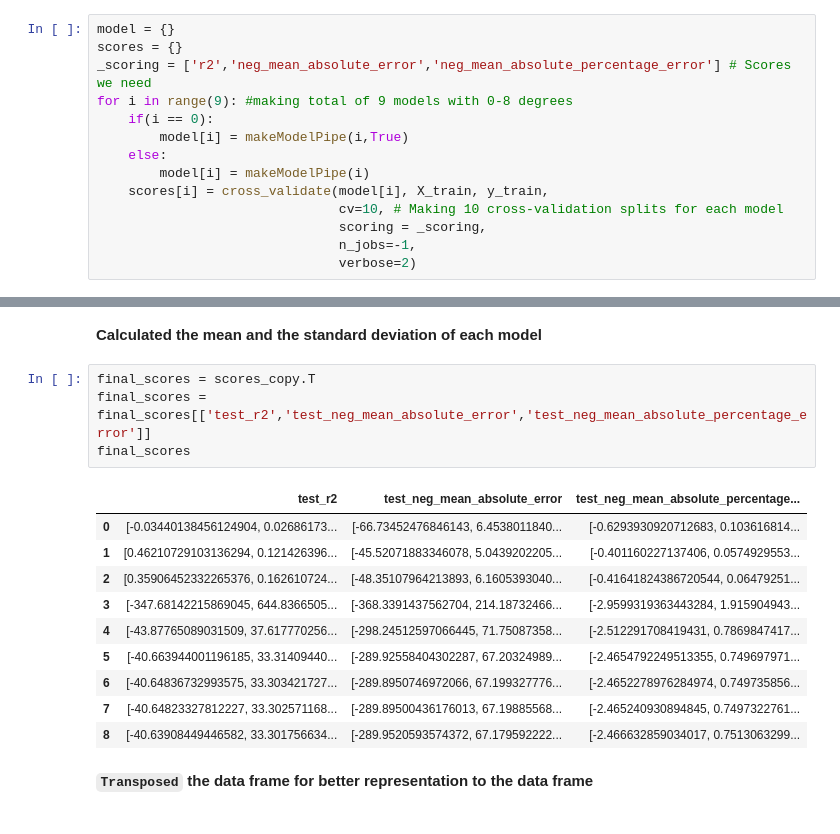
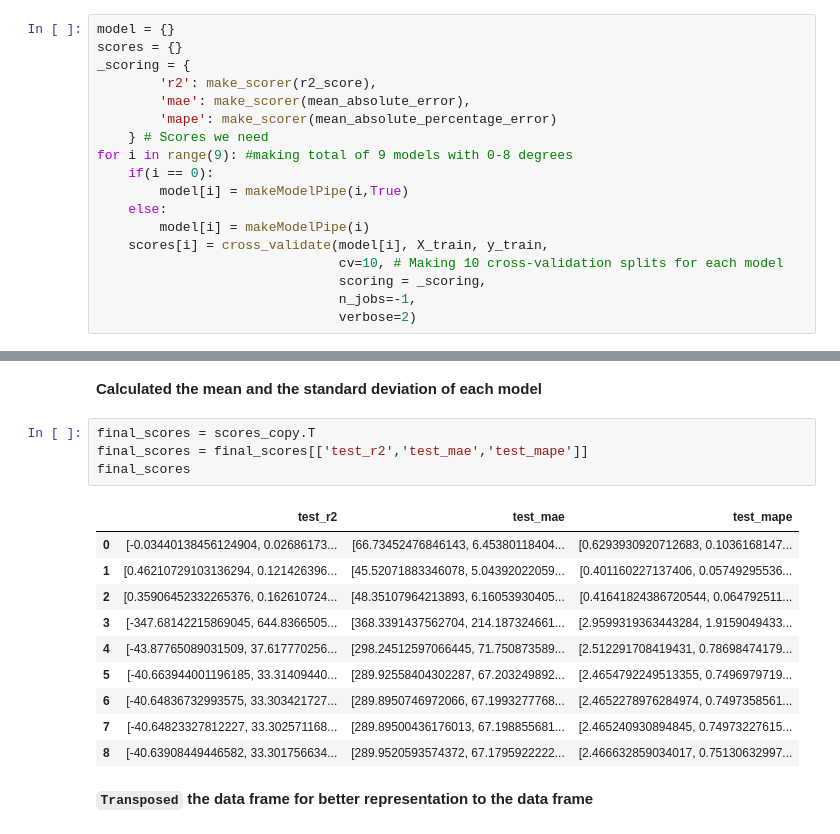
Before and after one commit to JayLunia/CSCN8010-lab-submissions, a Jupyter notebook: students_submissions/8947792/lab5.ipynb, the cells around one changed output, grey strips where cells are left out. Drawn from its saved outputs; the diff is of its cells as text.

```diff
--- a/students_submissions/8947792/lab5.ipynb
+++ b/students_submissions/8947792/lab5.ipynb
@@ -85,7 +85,11 @@ def makeModelPipe(d,bias=False):
 # %%
 model = {}
 scores = {}
-_scoring = ['r2','neg_mean_absolute_error','neg_mean_absolute_percentage_error'] # Scores we need
+_scoring = {
+        'r2': make_scorer(r2_score),
+        'mae': make_scorer(mean_absolute_error),
+        'mape': make_scorer(mean_absolute_percentage_error)
+    } # Scores we need
 for i in range(9): #making total of 9 models with 0-8 degrees
     if(i == 0):
         model[i] = makeModelPipe(i,True)
@@ -144,19 +148,19 @@ for c,col in enumerate(scores_copy):
 __Calculated the mean and the standard deviation of each model__
 # %%
 final_scores = scores_copy.T
-final_scores = final_scores[['test_r2','test_neg_mean_absolute_error','test_neg_mean_absolute_percentage_error']]
+final_scores = final_scores[['test_r2','test_mae','test_mape']]
 final_scores
 # %% [output]
-|  | test_r2 | test_neg_mean_absolute_error | test_neg_mean_absolute_percentage... |
-| 0 | [-0.03440138456124904, 0.02686173... | [-66.73452476846143, 6.4538011840... | [-0.6293930920712683, 0.103616814... |
-| 1 | [0.46210729103136294, 0.121426396... | [-45.52071883346078, 5.0439202205... | [-0.401160227137406, 0.0574929553... |
-| 2 | [0.35906452332265376, 0.162610724... | [-48.35107964213893, 6.1605393040... | [-0.41641824386720544, 0.06479251... |
-| 3 | [-347.68142215869045, 644.8366505... | [-368.3391437562704, 214.18732466... | [-2.9599319363443284, 1.915904943... |
-| 4 | [-43.87765089031509, 37.617770256... | [-298.24512597066445, 71.75087358... | [-2.512291708419431, 0.7869847417... |
-| 5 | [-40.663944001196185, 33.31409440... | [-289.92558404302287, 67.20324989... | [-2.4654792249513355, 0.749697971... |
-| 6 | [-40.64836732993575, 33.303421727... | [-289.8950746972066, 67.199327776... | [-2.4652278976284974, 0.749735856... |
-| 7 | [-40.64823327812227, 33.302571168... | [-289.89500436176013, 67.19885568... | [-2.465240930894845, 0.7497322761... |
-| 8 | [-40.63908449446582, 33.301756634... | [-289.9520593574372, 67.179592222... | [-2.466632859034017, 0.7513063299... |
+|  | test_r2 | test_mae | test_mape |
+| 0 | [-0.03440138456124904, 0.02686173... | [66.73452476846143, 6.45380118404... | [0.6293930920712683, 0.1036168147... |
+| 1 | [0.46210729103136294, 0.121426396... | [45.52071883346078, 5.04392022059... | [0.401160227137406, 0.05749295536... |
+| 2 | [0.35906452332265376, 0.162610724... | [48.35107964213893, 6.16053930405... | [0.41641824386720544, 0.064792511... |
+| 3 | [-347.68142215869045, 644.8366505... | [368.3391437562704, 214.187324661... | [2.9599319363443284, 1.9159049433... |
+| 4 | [-43.87765089031509, 37.617770256... | [298.24512597066445, 71.750873589... | [2.512291708419431, 0.78698474179... |
+| 5 | [-40.663944001196185, 33.31409440... | [289.92558404302287, 67.203249892... | [2.4654792249513355, 0.7496979719... |
+| 6 | [-40.64836732993575, 33.303421727... | [289.8950746972066, 67.1993277768... | [2.4652278976284974, 0.7497358561... |
+| 7 | [-40.64823327812227, 33.302571168... | [289.89500436176013, 67.198855681... | [2.465240930894845, 0.74973227615... |
+| 8 | [-40.63908449446582, 33.301756634... | [289.9520593574372, 67.1795922222... | [2.466632859034017, 0.75130632997... |
 # %% [markdown]
 __`Transposed` the data frame for better representation to the data frame__
 # %%
```
Also changed, not shown: parts of 8 cells of this notebook.
